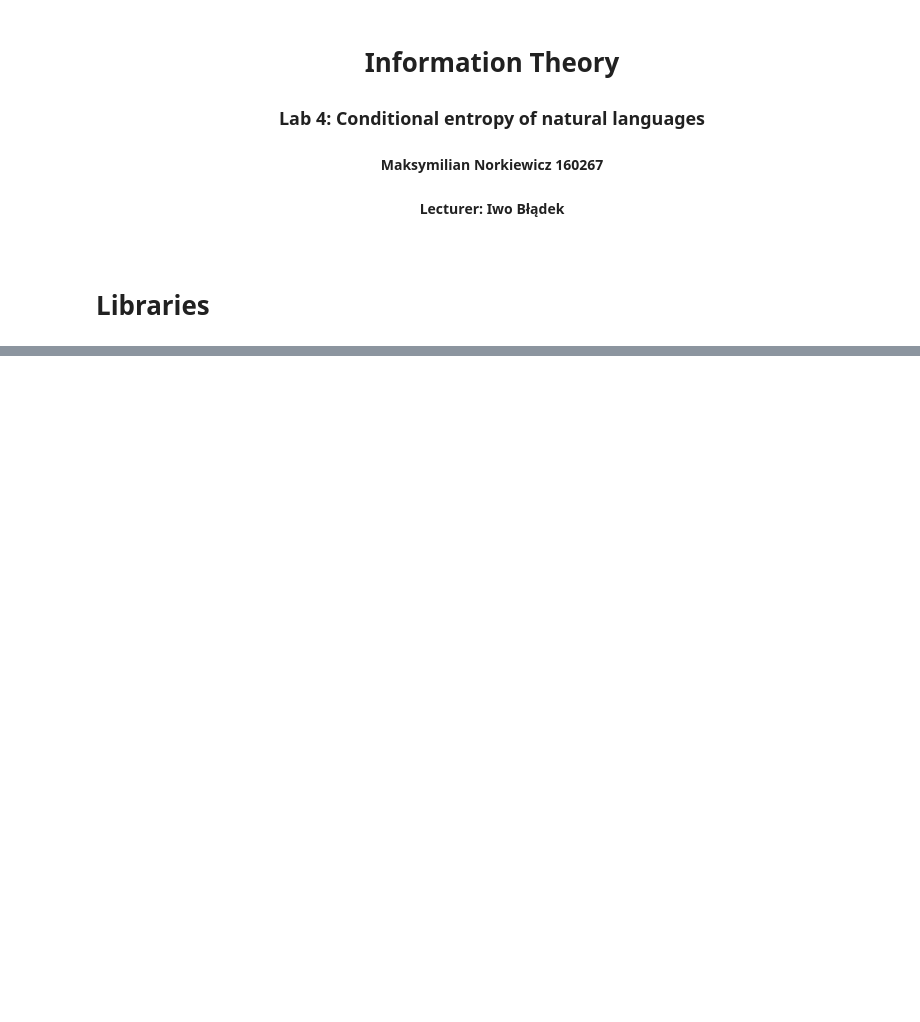
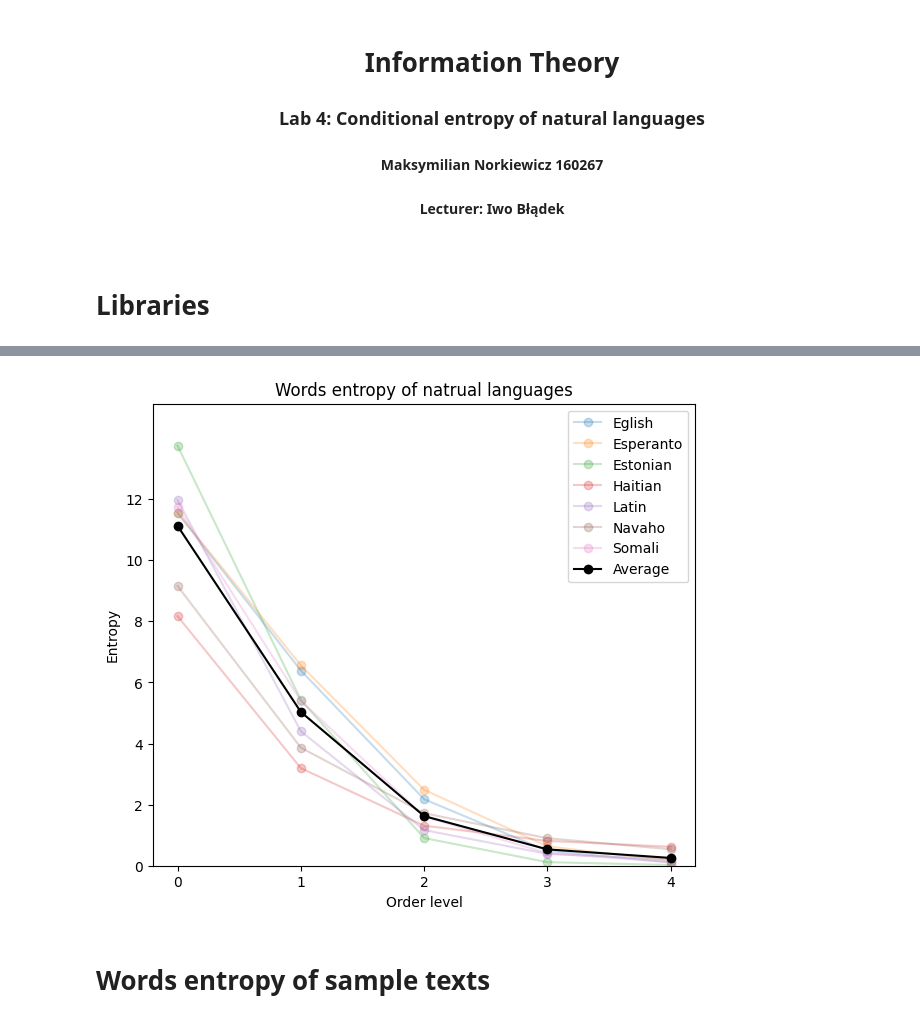
Before and after one commit to Skamlo/Information-Theory, a Jupyter notebook: Lab 4/lab4.ipynb, the cells around one changed output, grey strips where cells are left out. Cells and saved outputs as stored; diff of their text form; code cells hidden in the pictures; blank space fills up the shorter version.

```diff
--- a/Lab 4/lab4.ipynb
+++ b/Lab 4/lab4.ipynb
@@ -137,0 +227,44 @@ Samples `sample0`, `sample1`, `sample2`, `sample3`, `sample5` can be real langua
+# %%
+words_entropy = {}
+for language in tqdm(translate.keys()):
+    file = f"./data/wiki/norm_wiki_{language}.txt"
+    words_entropy[language] = {f"{i}_order_level":LanguageDetection(file, i, words=True).entropy for i in range(5)}
+
+with open("./data/entropies/natural_language_words_entropy.json", "w") as f:
+    json.dump(words_entropy, f, indent=4)
+# %%
+words_averaged = {f"{i}_order_level": 0 for i in range(5)}
+for language in words_entropy.keys():
+    entropies = list(words_entropy[language].values())
+    for i in range(len(entropies)):
+        words_averaged[f"{i}_order_level"] += entropies[i]
+words_averaged = [avg/len(words_entropy) for avg in words_averaged.values()]
+
+words_confidence_intervals = {f"{i}_order_level": 0 for i in range(5)}
+for language in words_entropy.keys():
+    entropies = list(words_entropy[language].values())
+    for i in range(len(entropies)):
+        words_confidence_intervals[f"{i}_order_level"] += (words_averaged[i] - entropies[i])**2
+words_confidence_intervals = [1.65*(sqr_sum/5)**0.5/5**0.5 for sqr_sum in words_confidence_intervals.values()]
+# %%
+plt.figure(figsize=(7, 6))
+words_zero_order_entropy = {}
+
+for language in words_entropy.keys():
+    entropies = list(words_entropy[language].values())
+    words_zero_order_entropy[language] = entropies[0]
+    plt.plot(entropies, marker="o", alpha=0.25)
+
+plt.plot(words_averaged, c="k", marker="o")
+plt.xlabel("Order level")
+plt.ylabel("Entropy")
+plt.title("Words entropy of natrual languages")
+plt.xticks(np.arange(5))
+plt.yticks(np.arange(0, 14, 2))
+plt.ylim(0, max(words_zero_order_entropy.values())*1.1)
+plt.legend([translate[lng] for lng in list(words_zero_order_entropy.keys())] + ["Average"])
+plt.show()
+# %% [output]
+[figure, added]
+# %% [markdown]
+# Words entropy of sample texts
```
Also changed, not shown: parts of 20 cells of this notebook, 4 other files.
